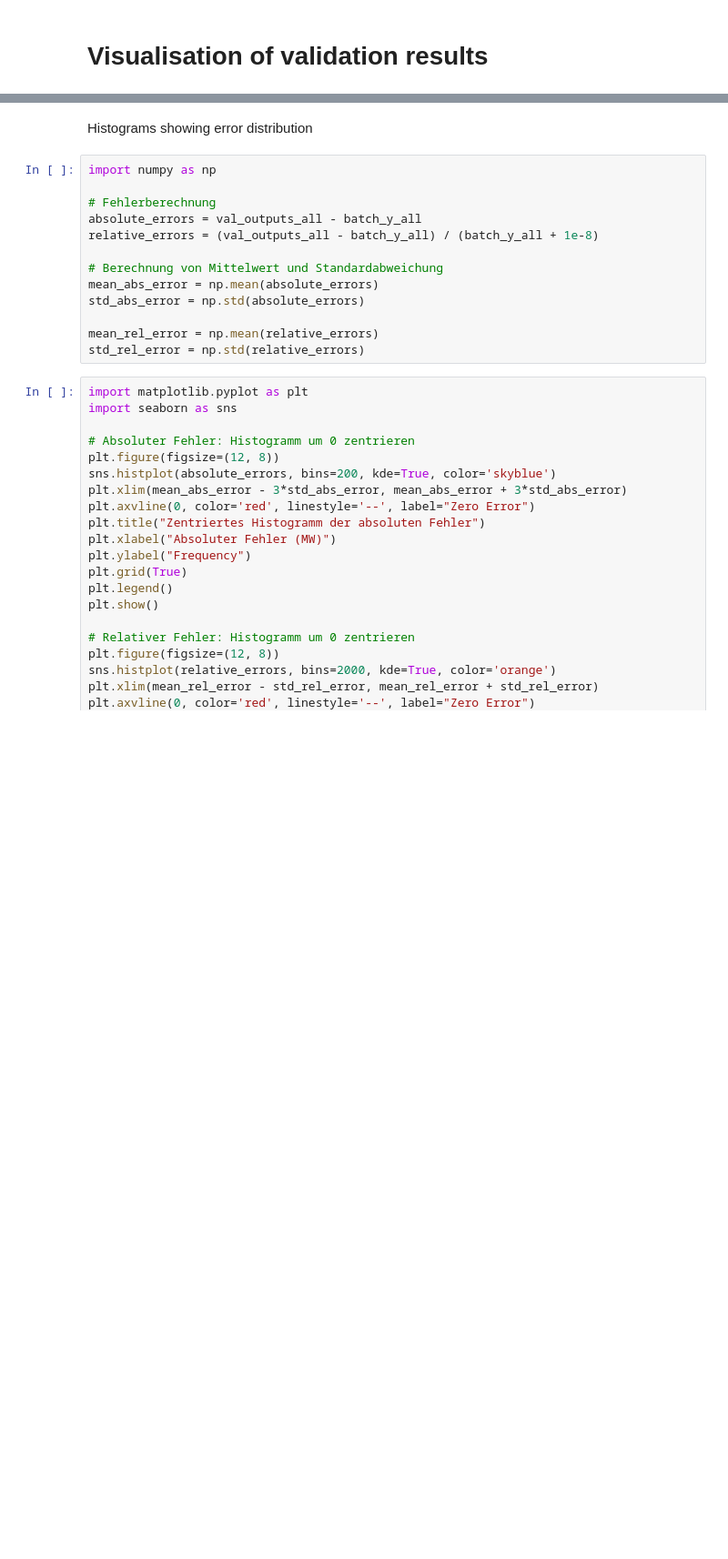
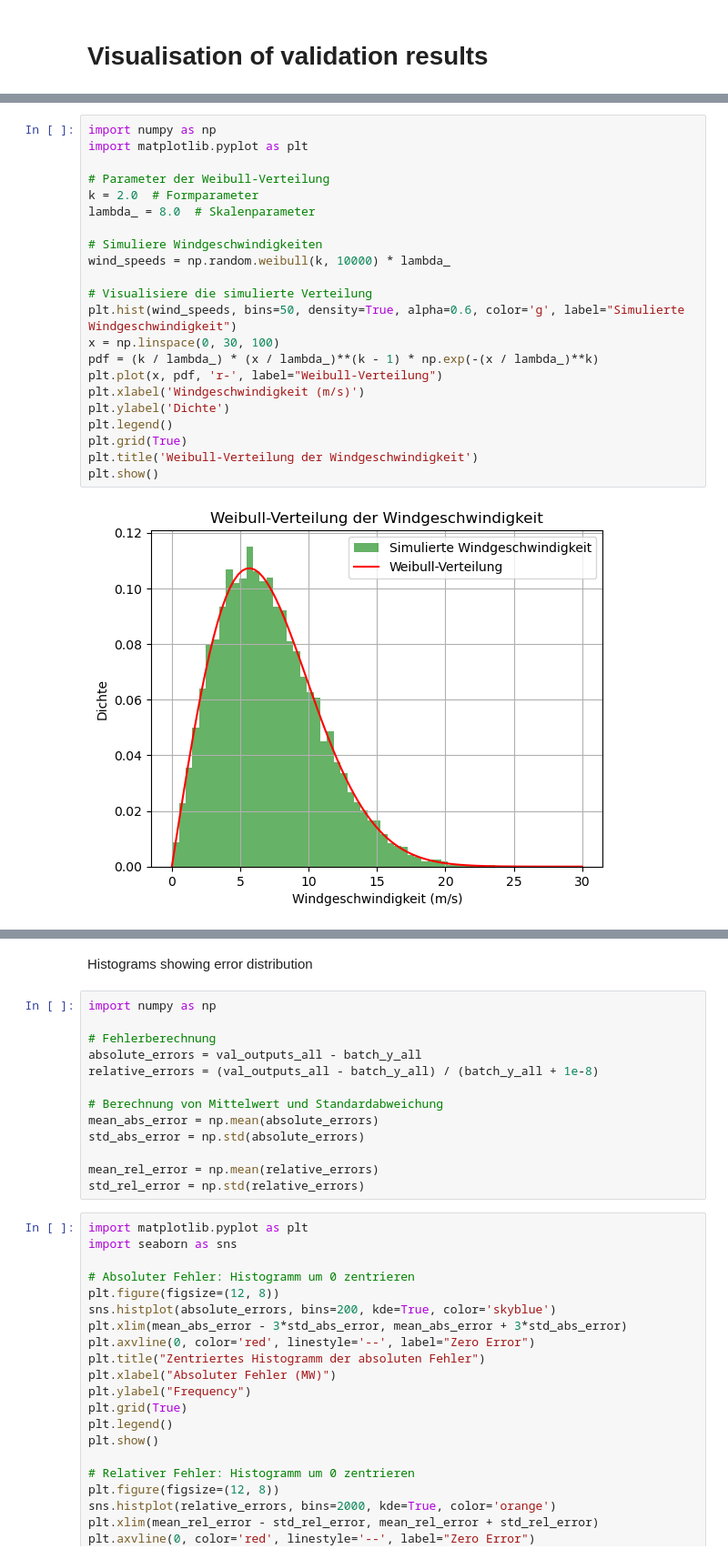
Before and after one commit to el-gif/Webapp, a Jupyter notebook: MLP_KFold.ipynb, the cells around one changed output, grey strips where cells are left out. Shown at 91% size. Cells and saved outputs as stored; diff of their text form; blank space fills up the shorter version.

```diff
--- a/MLP_KFold.ipynb
+++ b/MLP_KFold.ipynb
@@ -884,0 +1096,24 @@ last ten validation values:
+# %%
+import numpy as np
+import matplotlib.pyplot as plt
+
+# Parameter der Weibull-Verteilung
+k = 2.0  # Formparameter
+lambda_ = 8.0  # Skalenparameter
+
+# Simuliere Windgeschwindigkeiten
+wind_speeds = np.random.weibull(k, 10000) * lambda_
+
+# Visualisiere die simulierte Verteilung
+plt.hist(wind_speeds, bins=50, density=True, alpha=0.6, color='g', label="Simulierte Windgeschwindigkeit")
+x = np.linspace(0, 30, 100)
+pdf = (k / lambda_) * (x / lambda_)**(k - 1) * np.exp(-(x / lambda_)**k)
+plt.plot(x, pdf, 'r-', label="Weibull-Verteilung")
+plt.xlabel('Windgeschwindigkeit (m/s)')
+plt.ylabel('Dichte')
+plt.legend()
+plt.grid(True)
+plt.title('Weibull-Verteilung der Windgeschwindigkeit')
+plt.show()
+# %% [output]
+[figure, added]
```
Also changed, not shown: parts of 13 cells of this notebook, 11 other files.
